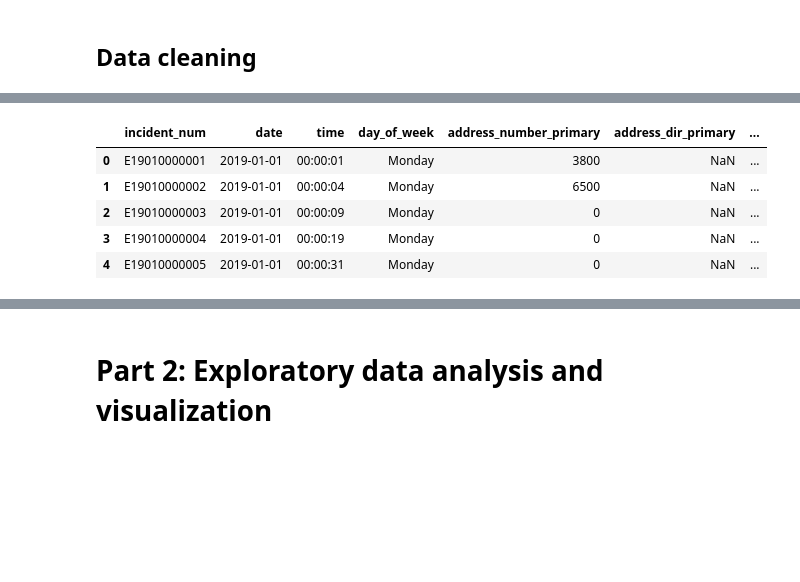
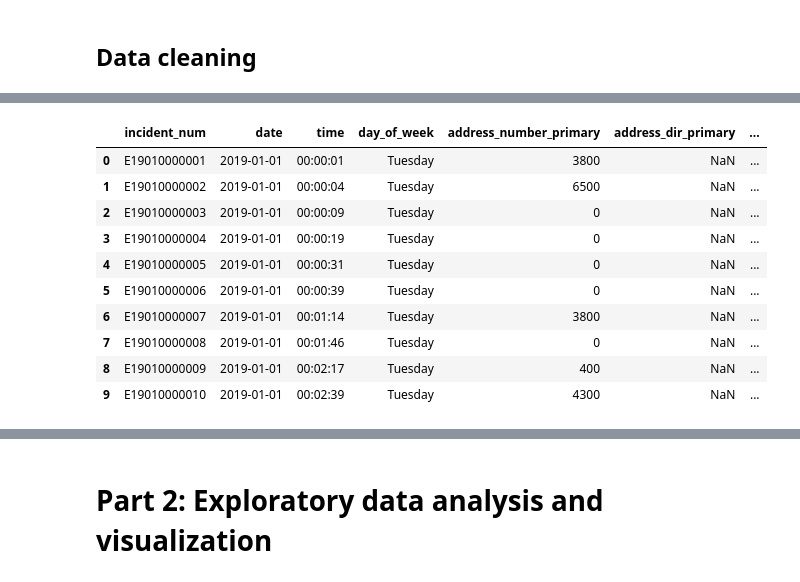
Before and after one commit to rayxuan2000/UCSD_ECE143_project, a Jupyter notebook: ECE143_Project.ipynb, the cells around one changed output, grey strips where cells are left out. Drawn from its saved outputs; the diff is of its cells as text; code cells hidden in the pictures; blank space fills up the shorter version.

```diff
--- a/ECE143_Project.ipynb
+++ b/ECE143_Project.ipynb
@@ -74 +76,14 @@ for files in DATASET_ID_DICTIONARY.keys():
+# %%
+# Convert string to datetime
+df_2019['date_time'] = pd.to_datetime(df_2019['date_time'])
+# Extract date
+df_2019['date'] = df_2019['date_time'].dt.date
+# Convert date to day of the week
+df_2019['day_of_week'] = df_2019['date'].apply(lambda x: x.strftime('%A'))
+# Create a mapping dictionary
+day_mapping = {'Sunday': 1, 'Monday': 2, 'Tuesday': 3, 'Wednesday': 4, 'Thursday': 5, 'Friday': 6, 'Saturday': 7}
+# Replace day names with corresponding numbers
+df_2019['day_of_week'] = df_2019['day_of_week'].map(day_mapping)
+df_2019.drop(columns=['date'])
+df_2019['date_time'] = df_2019['date_time'].astype(str)
 # %%
@@ -130,7 +160,7 @@ def sep_date_time(df):
 
 def weekdays(df):
     '''
-    1 to Monday, 2 to Tuesday...0 to Sunday
+    1 to Sunday, 2 to Monday...0 to Tuesday
     :param df:
     :type df: df
 
@@ -138,13 +168,13 @@ def weekdays(df):
     '''
     assert isinstance(df, pd.DataFrame)
     day_mapping = {
-        0: 'Sunday',
-        1: 'Monday',
-        2: 'Tuesday',
-        3: 'Wednesday',
-        4: 'Thursday',
-        5: 'Friday',
-        6: 'Saturday'
+        1: 'Sunday',
+        2: 'Monday',
+        3: 'Tuesday',
+        4: 'Wednesday',
+        5: 'Thursday',
+        6: 'Friday',
+        7: 'Saturday'
     }
     df['day_of_week'] = df['day_of_week'].map(day_mapping)
     return df
@@ -231,14 +261,19 @@ Data columns (total 13 columns):
 dtypes: int64(2), object(11)
 memory usage: 266.8+ MB
 # %%
-df_cleaned.head()
+df_cleaned.head(10)
 # %% [output]
 |  | incident_num | date | time | day_of_week | address_number_primary | address_dir_primary | ... |
-| 0 | E19010000001 | 2019-01-01 | 00:00:01 | Monday | 3800 | NaN | ... |
-| 1 | E19010000002 | 2019-01-01 | 00:00:04 | Monday | 6500 | NaN | ... |
-| 2 | E19010000003 | 2019-01-01 | 00:00:09 | Monday | 0 | NaN | ... |
-| 3 | E19010000004 | 2019-01-01 | 00:00:19 | Monday | 0 | NaN | ... |
-| 4 | E19010000005 | 2019-01-01 | 00:00:31 | Monday | 0 | NaN | ... |
+| 0 | E19010000001 | 2019-01-01 | 00:00:01 | Tuesday | 3800 | NaN | ... |
+| 1 | E19010000002 | 2019-01-01 | 00:00:04 | Tuesday | 6500 | NaN | ... |
+| 2 | E19010000003 | 2019-01-01 | 00:00:09 | Tuesday | 0 | NaN | ... |
+| 3 | E19010000004 | 2019-01-01 | 00:00:19 | Tuesday | 0 | NaN | ... |
+| 4 | E19010000005 | 2019-01-01 | 00:00:31 | Tuesday | 0 | NaN | ... |
+| 5 | E19010000006 | 2019-01-01 | 00:00:39 | Tuesday | 0 | NaN | ... |
+| 6 | E19010000007 | 2019-01-01 | 00:01:14 | Tuesday | 3800 | NaN | ... |
+| 7 | E19010000008 | 2019-01-01 | 00:01:46 | Tuesday | 0 | NaN | ... |
+| 8 | E19010000009 | 2019-01-01 | 00:02:17 | Tuesday | 400 | NaN | ... |
+| 9 | E19010000010 | 2019-01-01 | 00:02:39 | Tuesday | 4300 | NaN | ... |
 # %%
 df_cleaned.tail()
 # %% [output]
```
Also changed, not shown: parts of 14 cells of this notebook.
